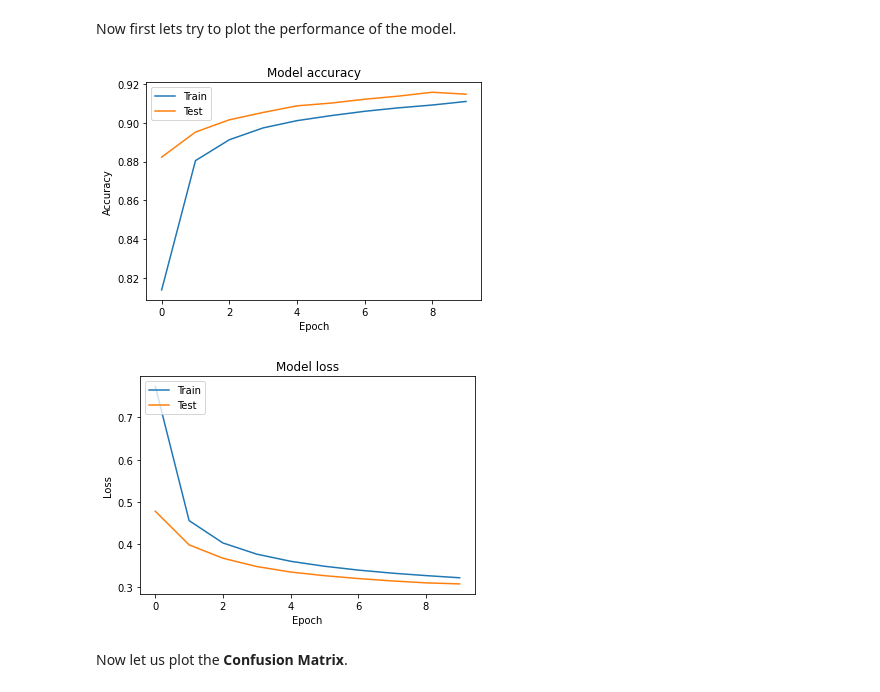
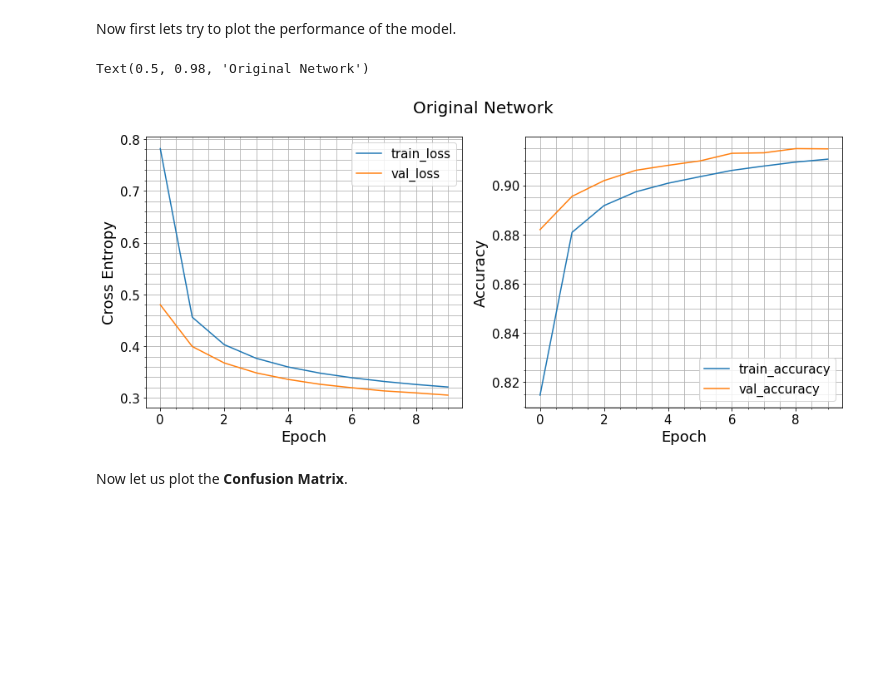
Before and after one commit to hammadarshad1/MachineLearningSabKayLiey, a Jupyter notebook: Logistic_Regression_Example.ipynb, the cells around one changed output. Cells and saved outputs as stored; diff of their text form; code cells hidden in the pictures; blank space fills up the shorter version.

```diff
--- a/Logistic_Regression_Example.ipynb
+++ b/Logistic_Regression_Example.ipynb
@@ -165,26 +165,30 @@ Epoch 10/10
 # %% [markdown]
 Now first lets try to plot the performance of the model.
-# %%
-# Plot training & validation accuracy values
-plt.plot(history2.history['accuracy'])
-plt.plot(history2.history['val_accuracy'])
-plt.title('Model accuracy')
-plt.ylabel('Accuracy')
-plt.xlabel('Epoch')
-plt.legend(['Train', 'Test'], loc='upper left')
-plt.show()
-
-# Plot training & validation loss values
-plt.plot(history2.history['loss'])
-plt.plot(history2.history['val_loss'])
-plt.title('Model loss')
-plt.ylabel('Loss')
-plt.xlabel('Epoch')
-plt.legend(['Train', 'Test'], loc='upper left')
-plt.show()
-# %% [output]
-[figure, removed]
-[figure, removed]
+# %%
+# plot learning curves
+fig, (ax1, ax2) = plt.subplots(1,2,figsize=(15, 6))
+#ax1.set_title('Learning Curves')
+ax1.set_xlabel('Epoch', fontsize=18)
+ax1.set_ylabel('Cross Entropy', fontsize=18)
+ax1.grid(which='both')
+ax1.minorticks_on()
+ax1.plot(history2.history['loss'], label='train_loss')
+ax1.plot(history2.history['val_loss'], label='val_loss')
+ax1.tick_params(labelsize=15)
+ax1.legend(loc='best',fontsize=15)
+
+ax2.set_xlabel('Epoch', fontsize=18)
+ax2.set_ylabel('Accuracy', fontsize=18)
+ax2.grid(which='both')
+ax2.minorticks_on()
+ax2.plot(history2.history['accuracy'], label='train_accuracy')
+ax2.plot(history2.history['val_accuracy'], label='val_accuracy')
+ax2.tick_params(labelsize=15)
+ax2.legend(loc='best',fontsize=15)
+fig.suptitle('Original Network', fontsize=20)
+# %% [output]
+Text(0.5, 0.98, 'Original Network')
+[figure, added]
 # %% [markdown]
 Now let us plot the **Confusion Matrix**.
 # %%
```
Also changed, not shown: parts of 8 cells of this notebook.
